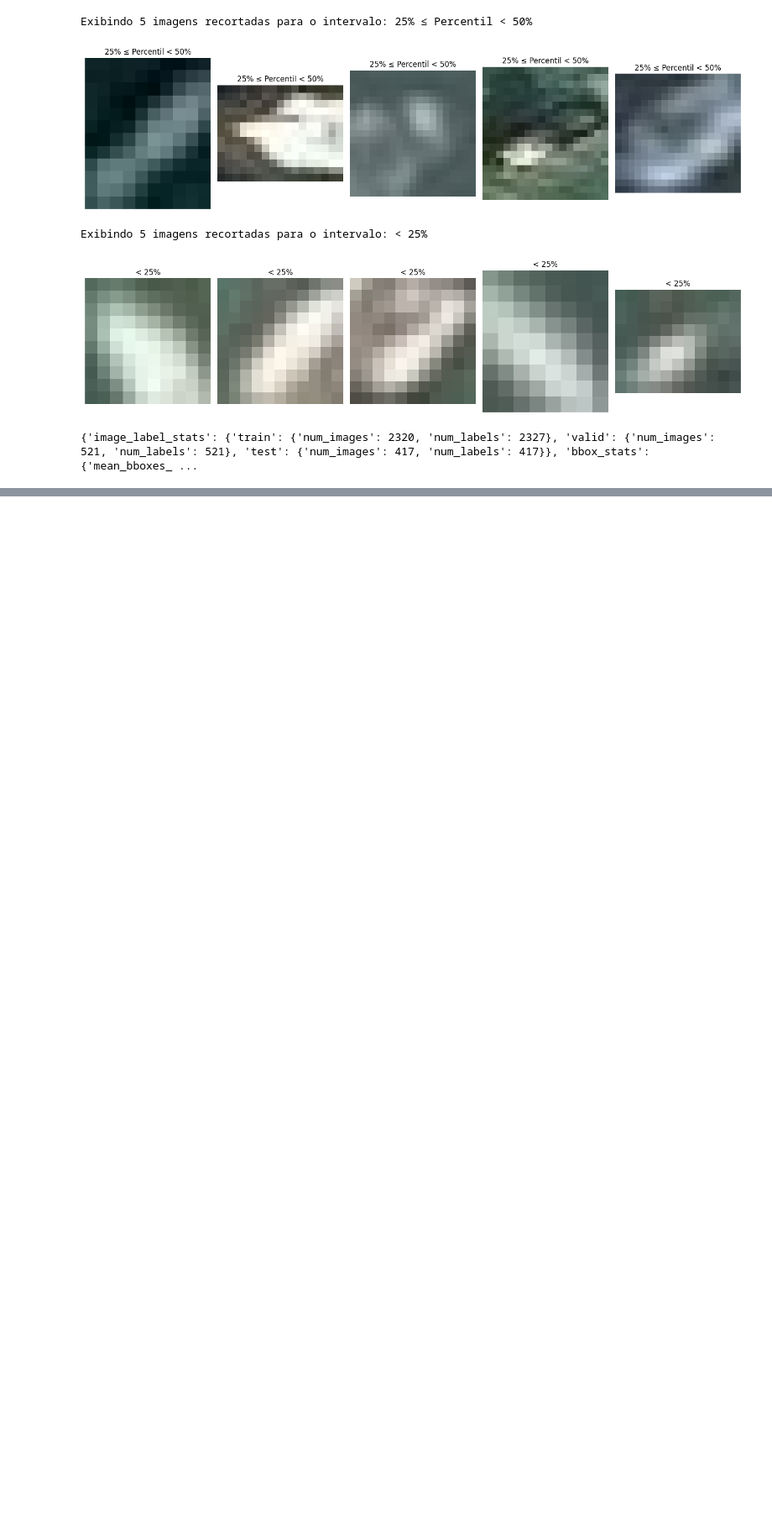
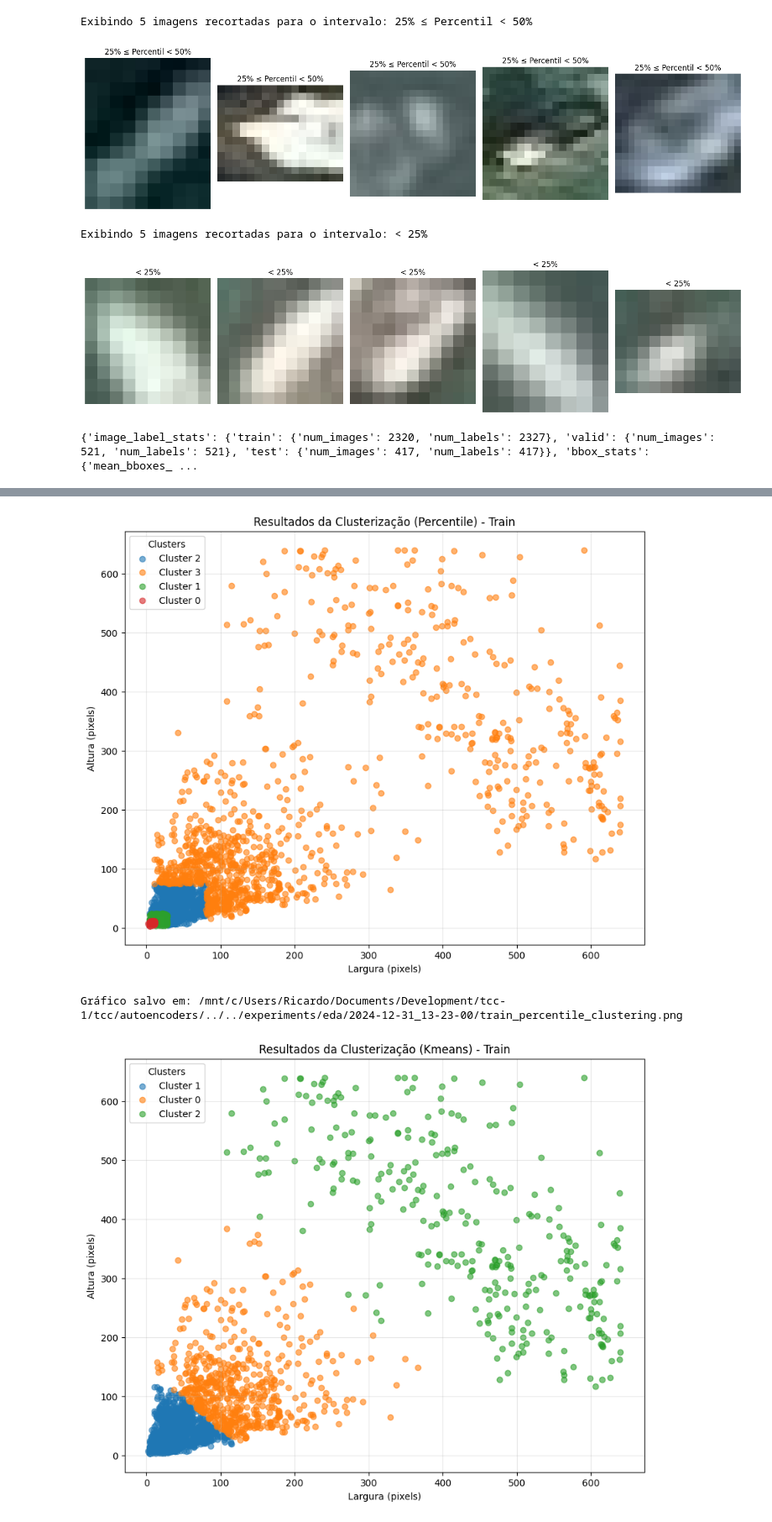
Before and after one commit to Traivok/tcc, a Jupyter notebook: tcc/autoencoders/exploratory.ipynb, the cells around one changed output, grey strips where cells are left out. Shown at 84% size. Cells and saved outputs as stored; diff of their text form; code cells hidden in the pictures; blank space fills up the shorter version.

```diff
--- a/tcc/autoencoders/exploratory.ipynb
+++ b/tcc/autoencoders/exploratory.ipynb
@@ -441,0 +501,10 @@ EDA summary saved to /mnt/c/Users/Ricardo/Documents/Development/tcc-1/tcc/autoen
+# %%
+# Executar para o conjunto de treino
+bboxes_df = bbox_dfs['train']
+bboxes_df = compare_clustering_methods(bboxes_df)
+
+# Salvar DataFrame atualizado com clusters
+bboxes_df.to_csv(os.path.join(experiments_path,
+                 'train_bboxes_with_clusters.csv'), index=False)
+print(f"Resultados salvos em {os.path.join(
+    experiments_path, 'train_bboxes_with_clusters.csv')}")
@@ -441,0 +582,46 @@ EDA summary saved to /mnt/c/Users/Ricardo/Documents/Development/tcc-1/tcc/autoen
+# %%
+def plot_clusters(bboxes_df, method='percentile', split_name='train'):
+    """
+    Plota os resultados de clusterização.
+
+    Args:
+        bboxes_df (DataFrame): DataFrame contendo os bounding boxes e os clusters.
+        method (str): Método de clusterização ('percentile' ou 'kmeans').
+        split_name (str): Nome do split (para salvar os gráficos).
+    """
+    cluster_col = 'percentile_cluster' if method == 'percentile' else 'kmeans_cluster'
+    unique_clusters = bboxes_df[cluster_col].unique()
+
+    plt.figure(figsize=(10, 8))
+    for cluster in unique_clusters:
+        cluster_data = bboxes_df[bboxes_df[cluster_col] == cluster]
+        plt.scatter(
+            cluster_data['width'],
+            cluster_data['height'],
+            label=f'Cluster {cluster}',
+            alpha=0.6
+        )
+
+    plt.title(f'Resultados da Clusterização ({
+              method.capitalize()}) - {split_name.capitalize()}')
+    plt.xlabel('Largura (pixels)')
+    plt.ylabel('Altura (pixels)')
+    plt.legend(loc='best', title='Clusters')
+    plt.grid(alpha=0.3)
+
+    # Salvar gráfico
+    plot_path = os.path.join(experiments_path, f"{split_name}_{
+                             method}_clustering.png")
+    plt.savefig(plot_path)
+    plt.show()
+
+    print(f"Gráfico salvo em: {plot_path}")
+
+
+# Plotar clusters para K-Means e Percentis
+plot_clusters(bboxes_df, method='percentile', split_name='train')
+plot_clusters(bboxes_df, method='kmeans', split_name='train')
+# %% [output]
+[figure, added]
+Gráfico salvo em: /mnt/c/Users/Ricardo/Documents/Development/tcc-1/tcc/autoencoders/../../experiments/eda/2024-12-31_13-23-00/train_percentile_clustering.png
+[figure, added]
```
Also changed, not shown: parts of 12 cells of this notebook, 3 other files.
